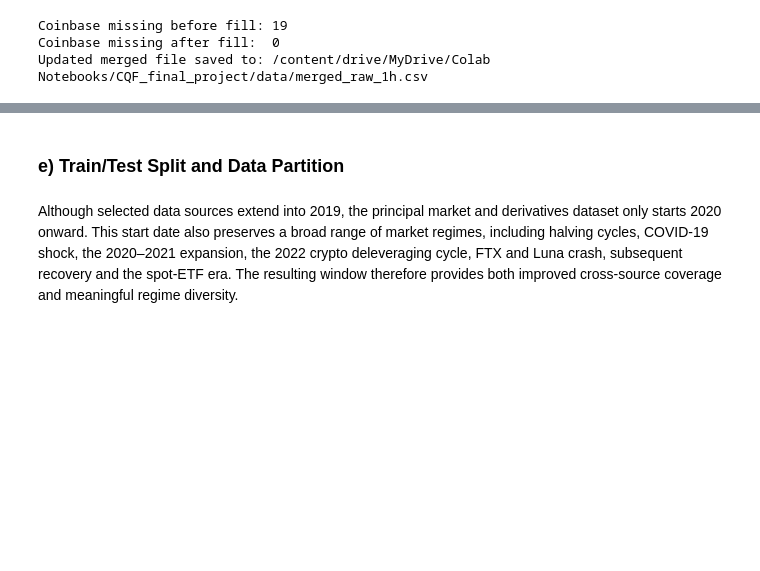
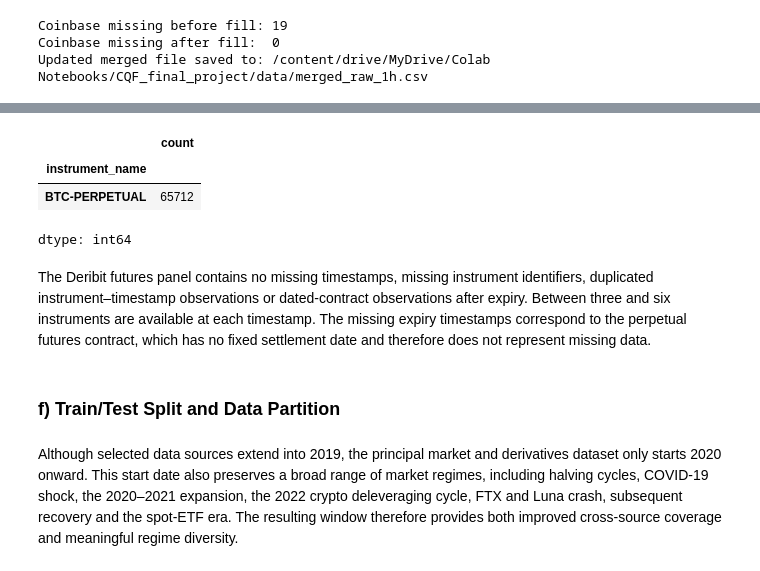
Before and after one commit to jade-lam/CQF, a Jupyter notebook: CQF_Final_Project.ipynb, the cells around one changed output, grey strips where cells are left out. Drawn from its saved outputs; the diff is of its cells as text; code cells hidden in the pictures; blank space fills up the shorter version.

```diff
--- a/CQF_Final_Project.ipynb
+++ b/CQF_Final_Project.ipynb
@@ -1751,5 +1809,15 @@ Updated merged file saved to: /content/drive/MyDrive/Colab Notebooks/CQF_final_p
+# %%
+# Confirm that missing expiry belongs only to perpetual futures
+df_deribit_futures.loc[df_deribit_futures["expiration_timestamp"].isna(), "instrument_name"].value_counts()
+# %% [output]
+|  | count |
+| instrument_name |  |
+| BTC-PERPETUAL | 65712 |
+dtype: int64
+# %% [markdown]
+The Deribit futures panel contains no missing timestamps, missing instrument identifiers, duplicated instrument–timestamp observations or dated-contract observations after expiry. Between three and six instruments are available at each timestamp. The missing expiry timestamps correspond to the perpetual futures contract, which has no fixed settlement date and therefore does not represent missing data.
 # %% [markdown]
-### e) **Train/Test Split and Data Partition**
+### f) **Train/Test Split and Data Partition**
 # %% [markdown]
 Although selected data sources extend into 2019, the principal market and derivatives dataset only starts 2020 onward. This start date also preserves a broad range of market regimes, including halving cycles, COVID-19 shock, the 2020–2021 expansion, the 2022 crypto deleveraging cycle, FTX and Luna crash,  subsequent recovery and the spot-ETF era. The resulting window therefore provides both improved cross-source coverage and meaningful regime diversity.
 # %%
```
Also changed, not shown: parts of 8 cells of this notebook.
